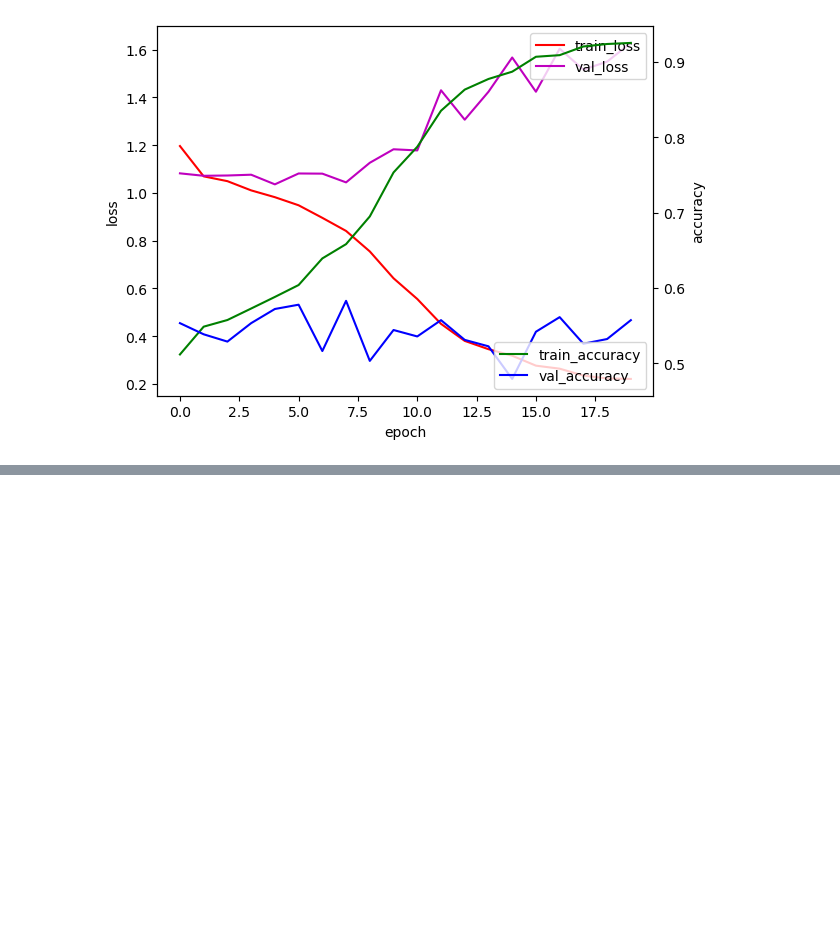
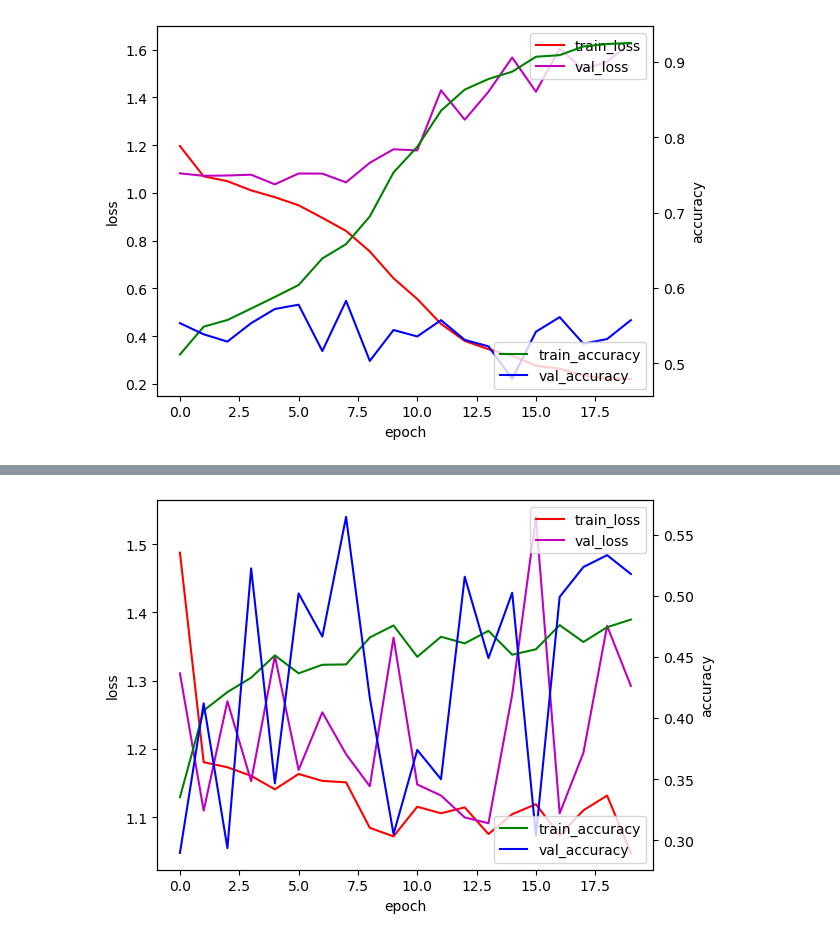
Before and after one commit to AlbertMP/MushroomSafe, a Jupyter notebook: model/cnn.ipynb, the cells around one changed output, grey strips where cells are left out. Cells and saved outputs as stored; diff of their text form; code cells hidden in the pictures; blank space fills up the shorter version.

```diff
--- a/model/cnn.ipynb
+++ b/model/cnn.ipynb
@@ -541,0 +731,4 @@ torch.save(data, results_path)
+# %%
+plot_training_progress(results_path)
+# %% [output]
+[figure, added]
```
Also changed, not shown: parts of 8 cells of this notebook.
